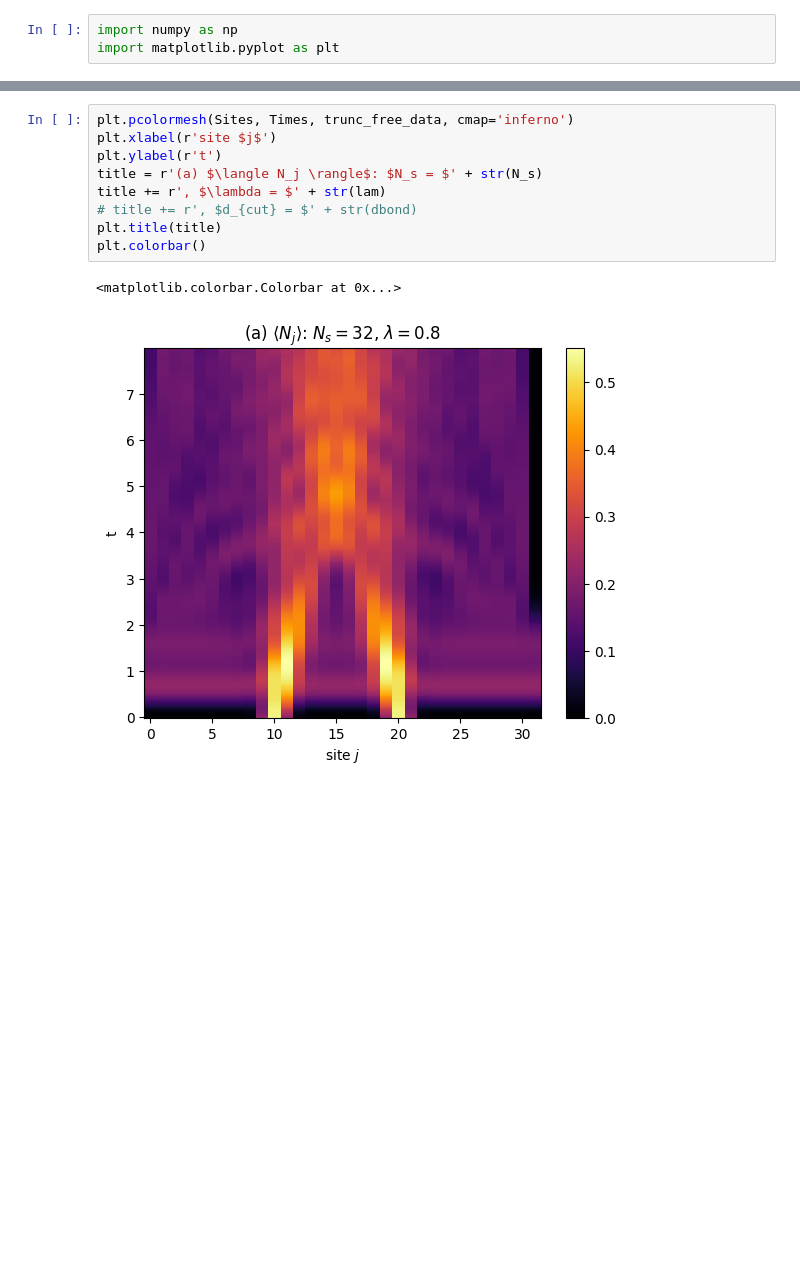
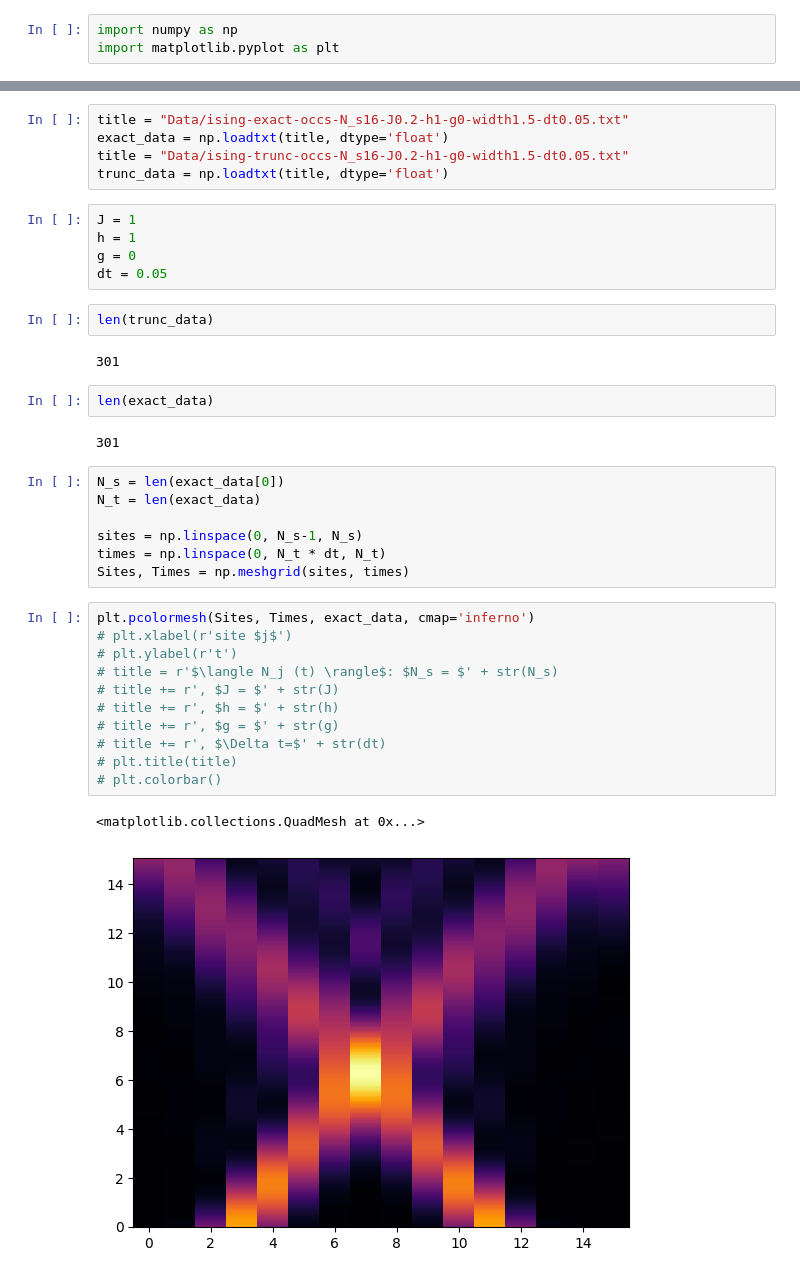
Before and after one commit to mhite926/qiskit-ising-scattering, a Jupyter notebook: tebd-analysis.ipynb, the cells around one changed output, grey strips where cells are left out. Drawn from its saved outputs; the diff is of its cells as text; blank space fills up the shorter version.

```diff
--- a/tebd-analysis.ipynb
+++ b/tebd-analysis.ipynb
@@ -43,12 +4,39 @@ file += '-dt' + str(dt)
+# %%
+title = "Data/ising-exact-occs-N_s16-J0.2-h1-g0-width1.5-dt0.05.txt"
+exact_data = np.loadtxt(title, dtype='float')
+title = "Data/ising-trunc-occs-N_s16-J0.2-h1-g0-width1.5-dt0.05.txt"
+trunc_data = np.loadtxt(title, dtype='float')
+# %%
+J = 1
+h = 1
+g = 0
+dt = 0.05
+# %%
+len(trunc_data)
+# %% [output]
+301
+# %%
+len(exact_data)
+# %% [output]
+301
+# %%
+N_s = len(exact_data[0])
+N_t = len(exact_data)
+
+sites = np.linspace(0, N_s-1, N_s)
+times = np.linspace(0, N_t * dt, N_t)
+Sites, Times = np.meshgrid(sites, times)
 # %%
-plt.pcolormesh(Sites, Times, trunc_free_data, cmap='inferno')
-plt.xlabel(r'site $j$')
-plt.ylabel(r't')
-title = r'(a) $\langle N_j \rangle$: $N_s = $' + str(N_s)
-title += r', $\lambda = $' + str(lam)
-# title += r', $d_{cut} = $' + str(dbond)
-plt.title(title)
-plt.colorbar()
+plt.pcolormesh(Sites, Times, exact_data, cmap='inferno')
+# plt.xlabel(r'site $j$')
+# plt.ylabel(r't')
+# title = r'$\langle N_j (t) \rangle$: $N_s = $' + str(N_s)
+# title += r', $J = $' + str(J)
+# title += r', $h = $' + str(h)
+# title += r', $g = $' + str(g)
+# title += r', $\Delta t=$' + str(dt)
+# plt.title(title)
+# plt.colorbar()
 # %% [output]
-<matplotlib.colorbar.Colorbar at 0x...>
+<matplotlib.collections.QuadMesh at 0x...>
-[figure, old version]
+[figure, new version]
```
Also changed, not shown: parts of 20 cells of this notebook.
